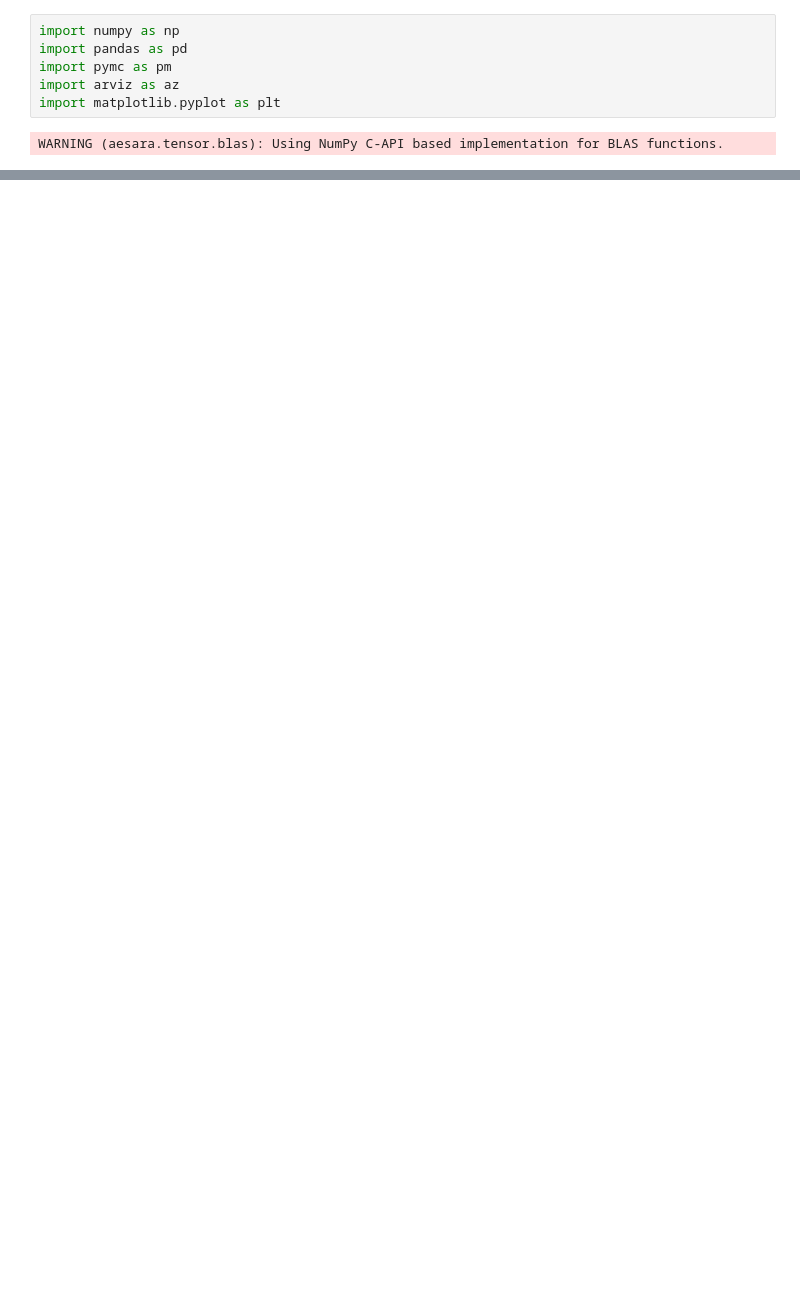
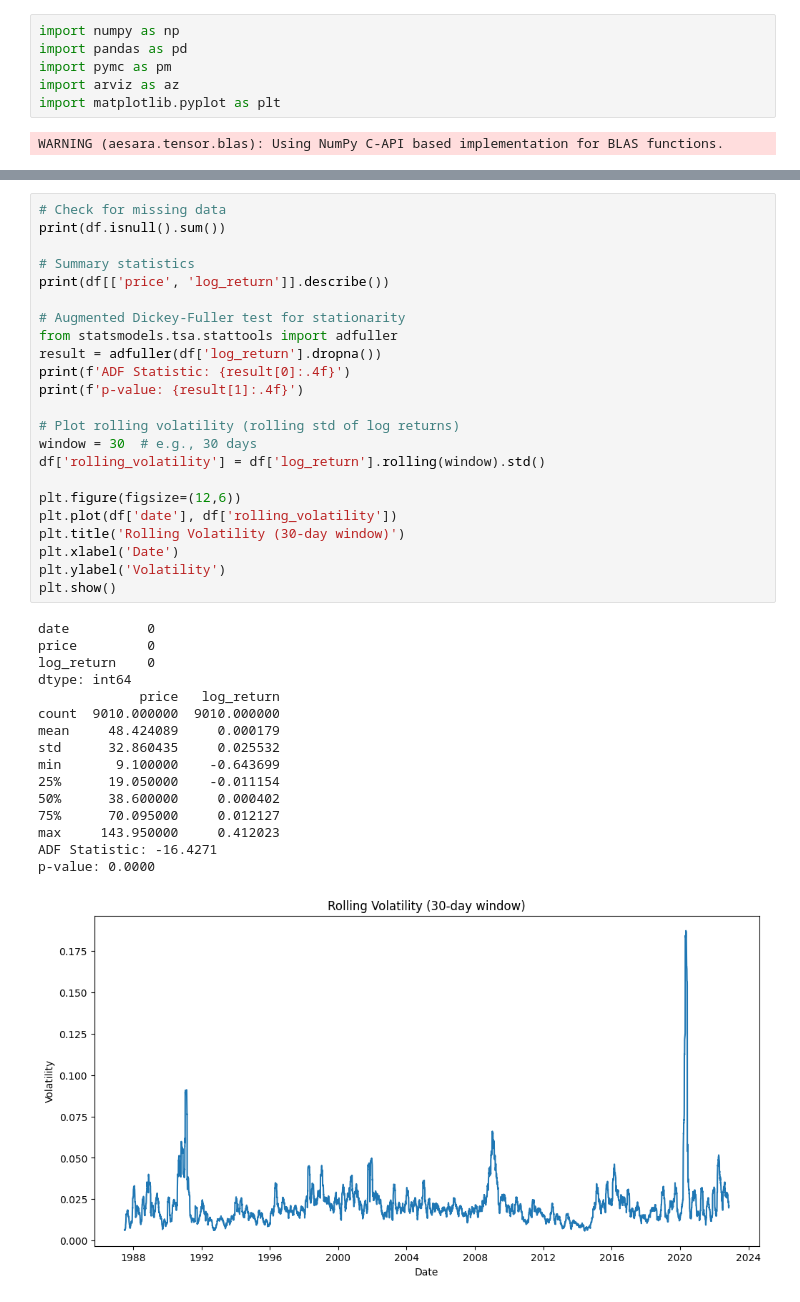
Before and after one commit to arsema-mz/change-point-analysis, a Jupyter notebook: notebooks/brent_change_point_analysis.ipynb, the cells around one changed output, grey strips where cells are left out. Saved outputs shown, nothing was run; the diff lists cells and outputs as text; blank space fills up the shorter version.

```diff
--- a/notebooks/brent_change_point_analysis.ipynb
+++ b/notebooks/brent_change_point_analysis.ipynb
@@ -25,0 +76,40 @@ ValueError: Missing column provided to 'parse_dates': 'date'
+# %%
+# Check for missing data
+print(df.isnull().sum())
+
+# Summary statistics
+print(df[['price', 'log_return']].describe())
+
+# Augmented Dickey-Fuller test for stationarity
+from statsmodels.tsa.stattools import adfuller
+result = adfuller(df['log_return'].dropna())
+print(f'ADF Statistic: {result[0]:.4f}')
+print(f'p-value: {result[1]:.4f}')
+
+# Plot rolling volatility (rolling std of log returns)
+window = 30  # e.g., 30 days
+df['rolling_volatility'] = df['log_return'].rolling(window).std()
+
+plt.figure(figsize=(12,6))
+plt.plot(df['date'], df['rolling_volatility'])
+plt.title('Rolling Volatility (30-day window)')
+plt.xlabel('Date')
+plt.ylabel('Volatility')
+plt.show()
+# %% [output]
+date          0
+price         0
+log_return    0
+dtype: int64
+             price   log_return
+count  9010.000000  9010.000000
+mean     48.424089     0.000179
+std      32.860435     0.025532
+min       9.100000    -0.643699
+25%      19.050000    -0.011154
+50%      38.600000     0.000402
+75%      70.095000     0.012127
+max     143.950000     0.412023
+ADF Statistic: -16.4271
+p-value: 0.0000
+[figure, added]
```
Also changed, not shown: parts of 10 cells of this notebook, 4 other files.
